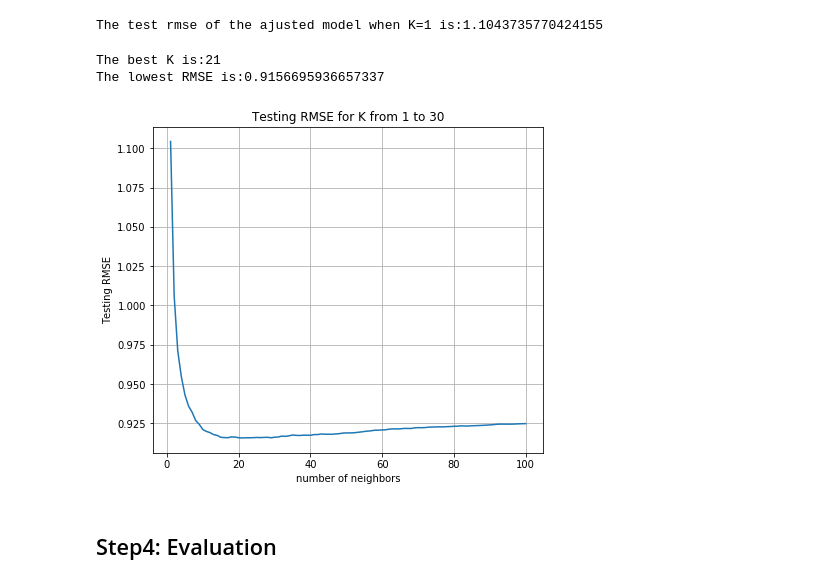
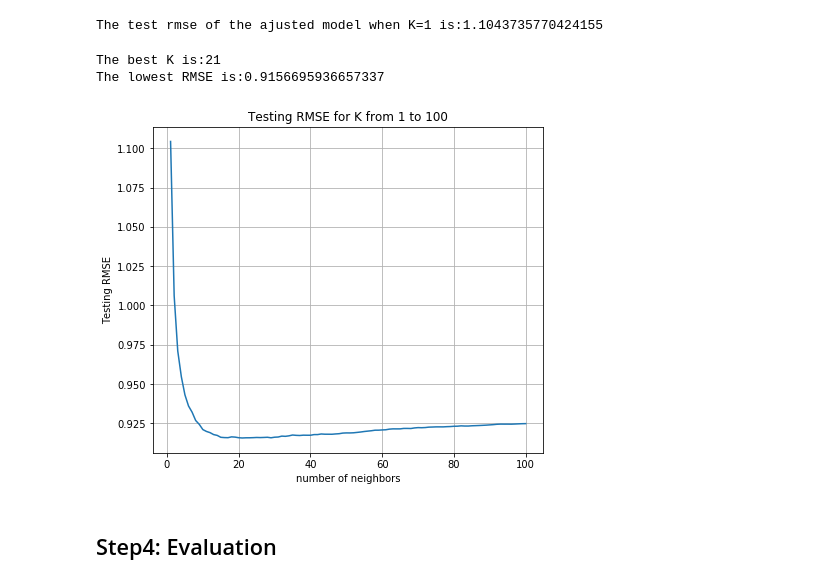
Before and after one commit to TZstatsADS/fall2019-project4-sec1-grp6, a Jupyter notebook: doc/main_final.ipynb, the cells around one changed output. Cells and saved outputs as stored; diff of their text form; code cells hidden in the pictures.

```diff
--- a/doc/main_final.ipynb
+++ b/doc/main_final.ipynb
@@ -322,23 +322,23 @@ The test rmse of the ajusted model when K=1 is:1.1043735770424155
 # %%
 # choose the best K
 K_num = range(1,101)
 rmse_test = []
 for i,k in enumerate(K_num):
     pred = KNN(k, R_train, R_test,best_model["M"], SIM)
     error = RMSE(R_test , pred, I_test)
     rmse_test.append(error)
 plt.figure(figsize=(7,6))
 plt.plot(K_num, rmse_test)
 plt.xlabel("number of neighbors")
 plt.ylabel("Testing RMSE")
-plt.title("Testing RMSE for K from 1 to 30")
+plt.title("Testing RMSE for K from 1 to 100")
 plt.grid()
 print("The best K is:{}".format(rmse_test.index(min(rmse_test))+1))
 print("The lowest RMSE is:{}".format(min(rmse_test)))
 # %% [output]
 The best K is:21
 The lowest RMSE is:0.9156695936657337
-[figure, old version]
+[figure, new version]
 # %% [markdown]
 ## Step4: Evaluation
 # %%
```
